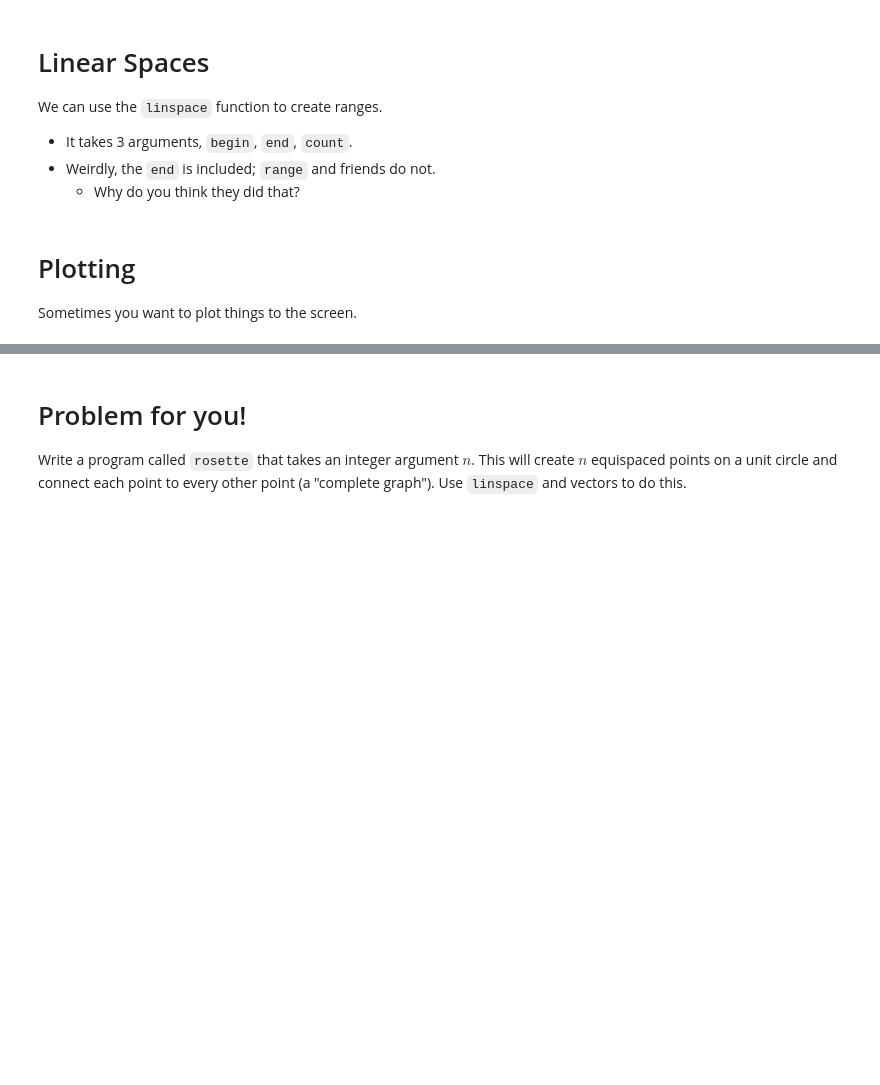
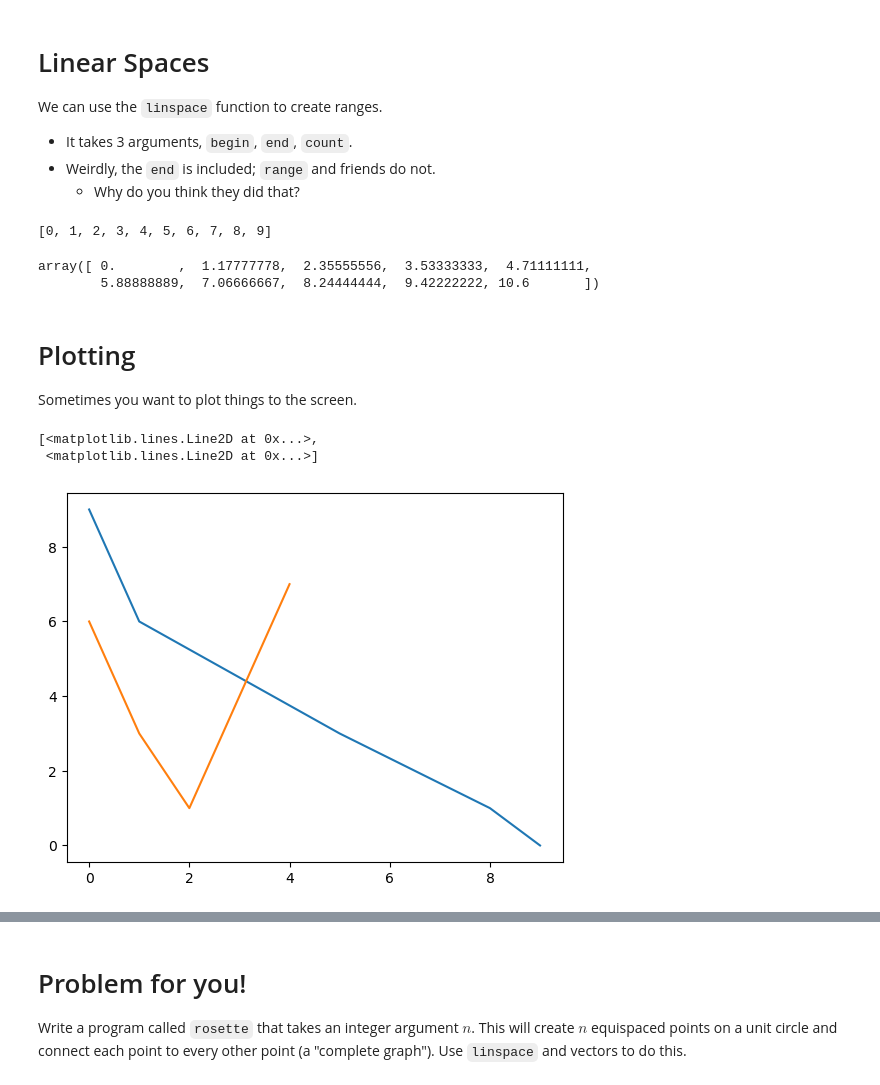
Before and after one commit to mattoxb/cs101-jupyter, a Jupyter notebook: Vectors.ipynb, the cells around one changed output, grey strips where cells are left out. Saved outputs shown, nothing was run; the diff lists cells and outputs as text; code cells hidden in the pictures; blank space fills up the shorter version.

```diff
--- a/Vectors.ipynb
+++ b/Vectors.ipynb
@@ -39,9 +113,27 @@ We can use the `linspace` function to create ranges.
 - It takes 3 arguments, `begin`, `end`, `count`.
 - Weirdly, the `end` is included; `range` and friends do not.
   - Why do you think they did that?
+# %%
+list(range(0,10))
+# %% [output]
+[0, 1, 2, 3, 4, 5, 6, 7, 8, 9]
+# %%
+np.linspace(0,10.6,10)
+# %% [output]
+array([ 0.        ,  1.17777778,  2.35555556,  3.53333333,  4.71111111,
+        5.88888889,  7.06666667,  8.24444444,  9.42222222, 10.6       ])
 # %% [markdown]
 # Plotting
 
 Sometimes you want to plot things to the screen.
 # %%
 import matplotlib.pyplot as plt
+# %%
+a = np.array([0,1,5,8,9])
+b = np.array([9,6,3,1,0])
+c = np.array([6,3,1,4,7])
+plt.plot(a,b,c)
+# %% [output]
+[<matplotlib.lines.Line2D at 0x...>,
+ <matplotlib.lines.Line2D at 0x...>]
+[figure, added]
```
Also changed, not shown: parts of 25 cells of this notebook, 11 other files.
